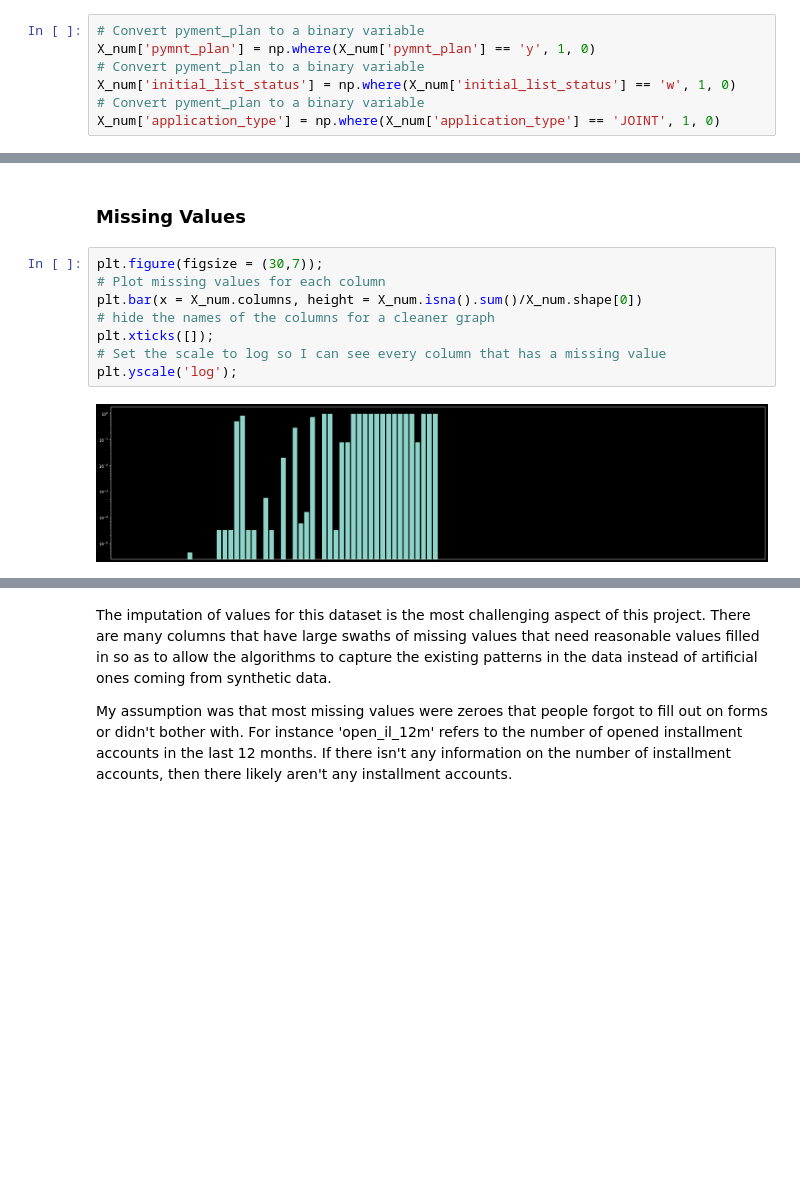
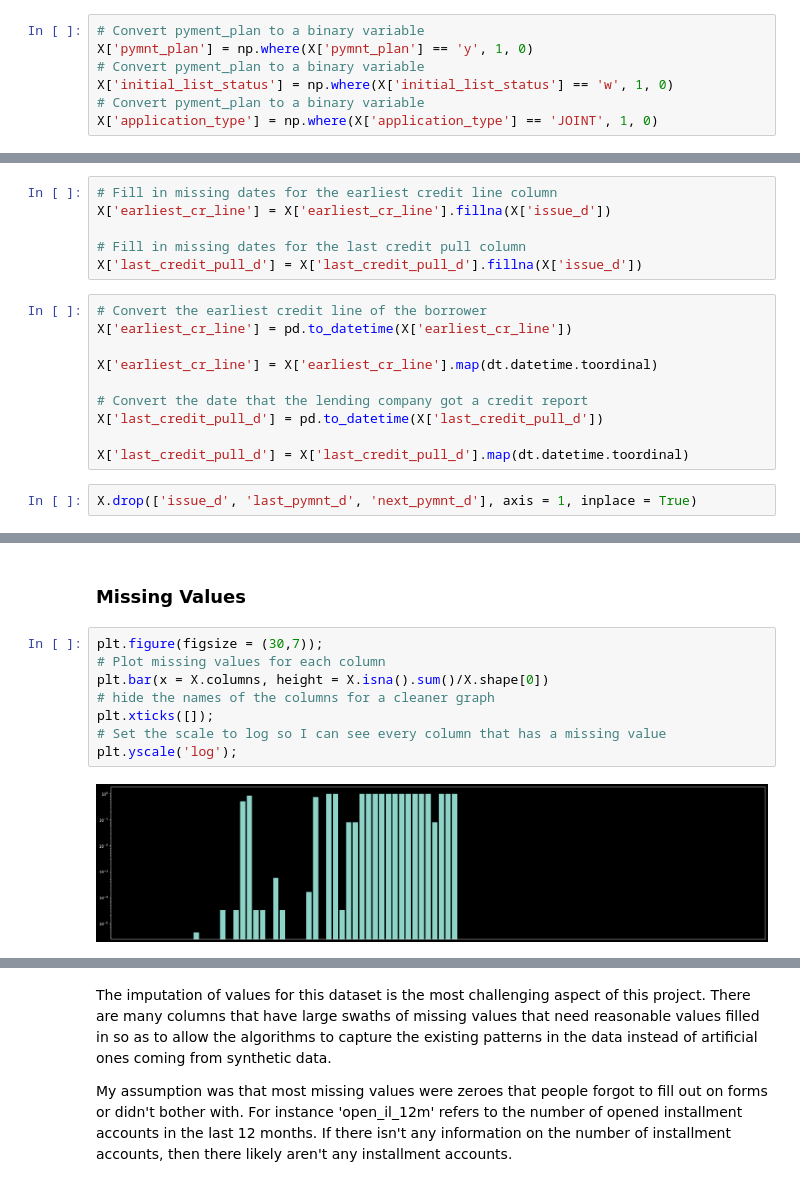
Before and after one commit to Jewdah18/Loan-Default-Risk, a Jupyter notebook: notebooks/Data Wrangling.ipynb, the cells around one changed output, grey strips where cells are left out. Drawn from its saved outputs; the diff is of its cells as text; blank space fills up the shorter version.

```diff
--- a/notebooks/Data Wrangling.ipynb
+++ b/notebooks/Data Wrangling.ipynb
@@ -365,8 +332,8 @@ Binary columns to convert to binary variable.
 - application_type: 'Joint' indicates that the application is from the spouses.
 # %%
 # Convert pyment_plan to a binary variable
-X_num['pymnt_plan'] = np.where(X_num['pymnt_plan'] == 'y', 1, 0)
+X['pymnt_plan'] = np.where(X['pymnt_plan'] == 'y', 1, 0)
 # Convert pyment_plan to a binary variable
-X_num['initial_list_status'] = np.where(X_num['initial_list_status'] == 'w', 1, 0)
+X['initial_list_status'] = np.where(X['initial_list_status'] == 'w', 1, 0)
 # Convert pyment_plan to a binary variable
-X_num['application_type'] = np.where(X_num['application_type'] == 'JOINT', 1, 0)
+X['application_type'] = np.where(X['application_type'] == 'JOINT', 1, 0)
@@ -403,3 +368,21 @@ X_num['last_credit_pull_d'] = pd.to_datetime(X_num['last_credit_pull_d'], errors
+# %%
+# Fill in missing dates for the earliest credit line column
+X['earliest_cr_line'] = X['earliest_cr_line'].fillna(X['issue_d'])
+
+# Fill in missing dates for the last credit pull column
+X['last_credit_pull_d'] = X['last_credit_pull_d'].fillna(X['issue_d'])
+# %%
+# Convert the earliest credit line of the borrower
+X['earliest_cr_line'] = pd.to_datetime(X['earliest_cr_line'])
+
+X['earliest_cr_line'] = X['earliest_cr_line'].map(dt.datetime.toordinal)
+
+# Convert the date that the lending company got a credit report
+X['last_credit_pull_d'] = pd.to_datetime(X['last_credit_pull_d'])
+
+X['last_credit_pull_d'] = X['last_credit_pull_d'].map(dt.datetime.toordinal)
+# %%
+X.drop(['issue_d', 'last_pymnt_d', 'next_pymnt_d'], axis = 1, inplace = True)
 # %% [markdown]
 Convert the term column to years instead of a string defining the amount of months the loan is for
 # %% [markdown]
@@ -438,11 +392,11 @@ col_defs
 # %%
 plt.figure(figsize = (30,7));
 # Plot missing values for each column
-plt.bar(x = X_num.columns, height = X_num.isna().sum()/X_num.shape[0])
+plt.bar(x = X.columns, height = X.isna().sum()/X.shape[0])
 # hide the names of the columns for a cleaner graph
 plt.xticks([]);
 # Set the scale to log so I can see every column that has a missing value
 plt.yscale('log');
 # %% [output]
-[figure, old version]
+[figure, new version]
 # %%
```
Also changed, not shown: parts of 39 cells of this notebook.
